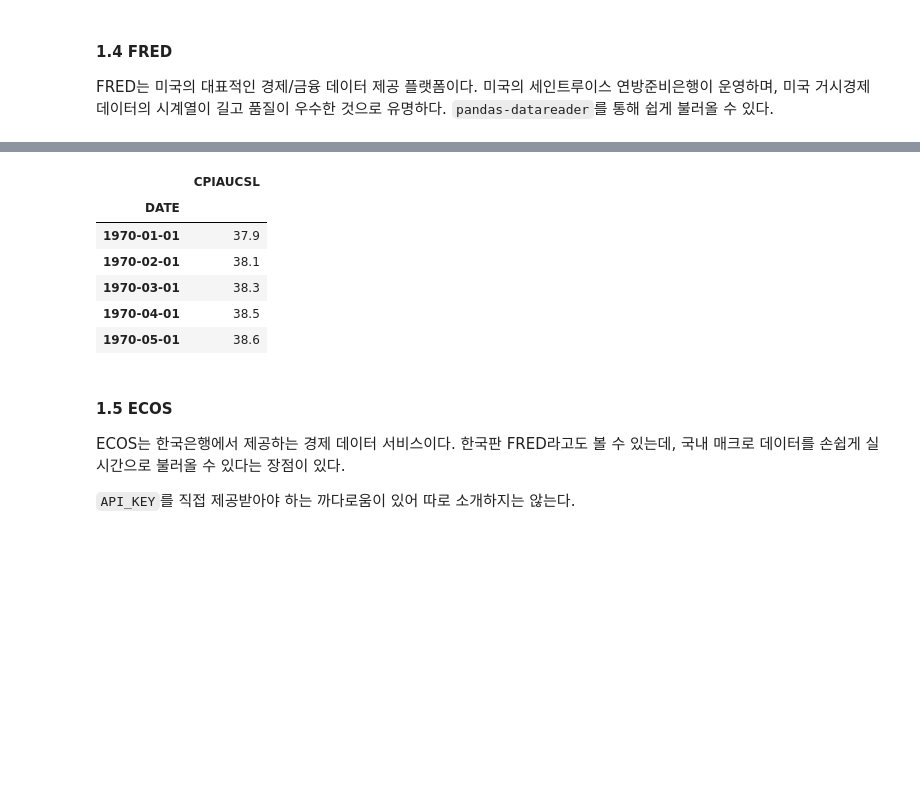
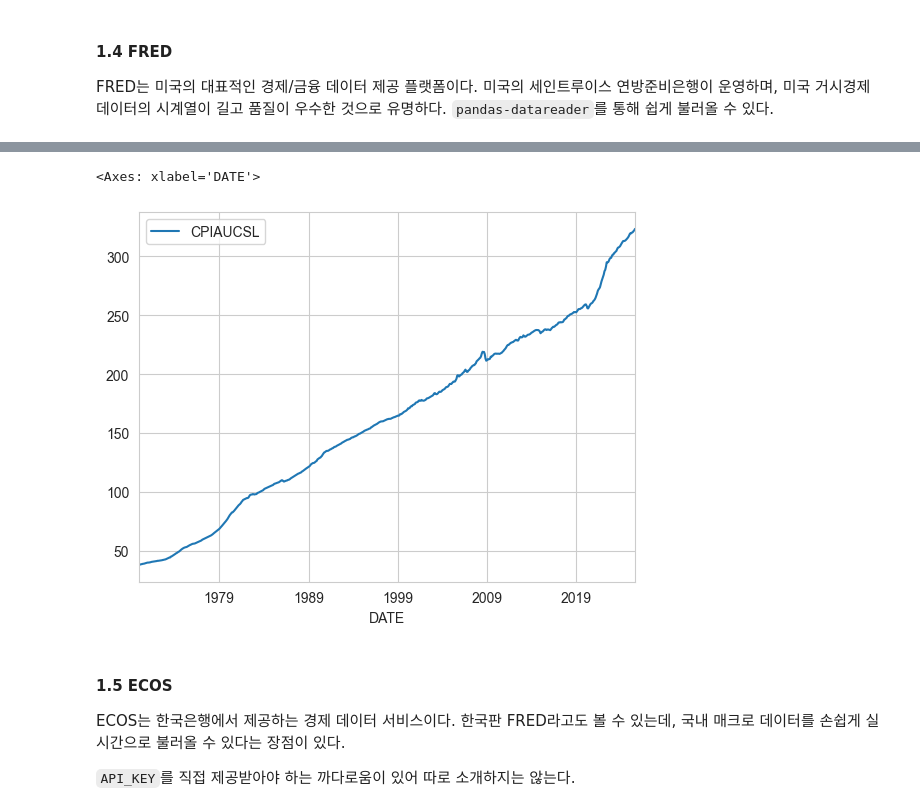
Before and after one commit to Tommylee1013/QuantitativeManagement, a Jupyter notebook: Notebook/01 Asset Management Basic/03 Characteristic of Financial Data.ipynb, the cells around one changed output, grey strips where cells are left out. Cells and saved outputs as stored; diff of their text form; code cells hidden in the pictures; blank space fills up the shorter version.

```diff
--- a/Notebook/01 Asset Management Basic/03 Characteristic of Financial Data.ipynb
+++ b/Notebook/01 Asset Management Basic/03 Characteristic of Financial Data.ipynb
@@ -152,13 +188,8 @@ fred_data = pdr.DataReader(
 # %%
-fred_data.head()
+fred_data.plot()
 # %% [output]
-|  | CPIAUCSL |
-| DATE |  |
-| 1970-01-01 | 37.9 |
-| 1970-02-01 | 38.1 |
-| 1970-03-01 | 38.3 |
-| 1970-04-01 | 38.5 |
-| 1970-05-01 | 38.6 |
+<Axes: xlabel='DATE'>
+[figure, added]
 # %% [markdown]
 #### 1.5 ECOS
 
```
Also changed, not shown: parts of 26 cells of this notebook.
